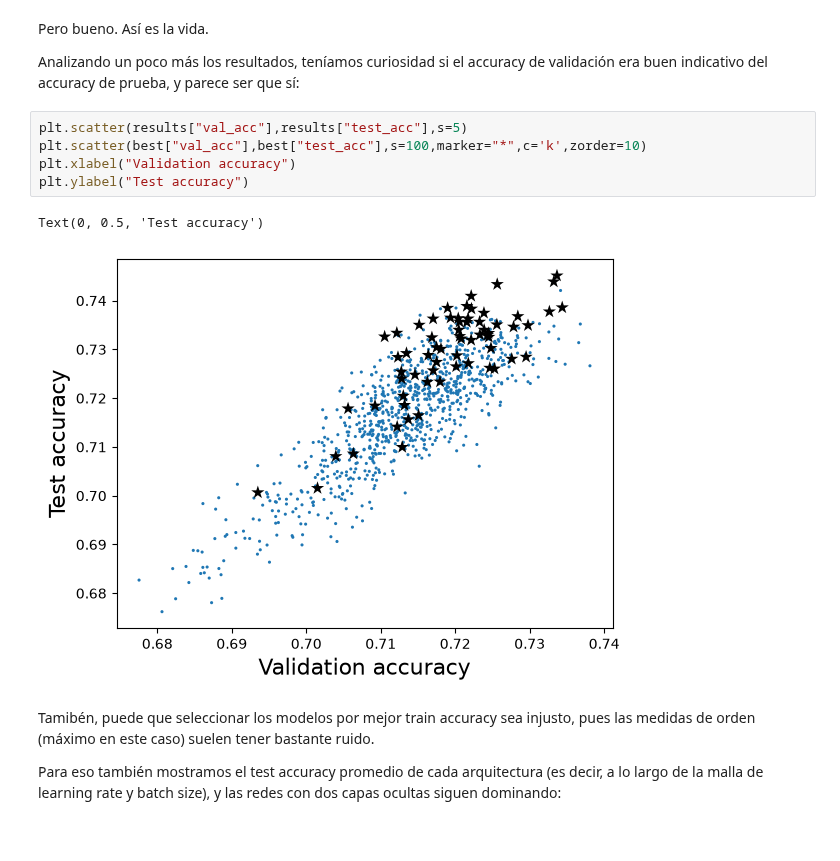
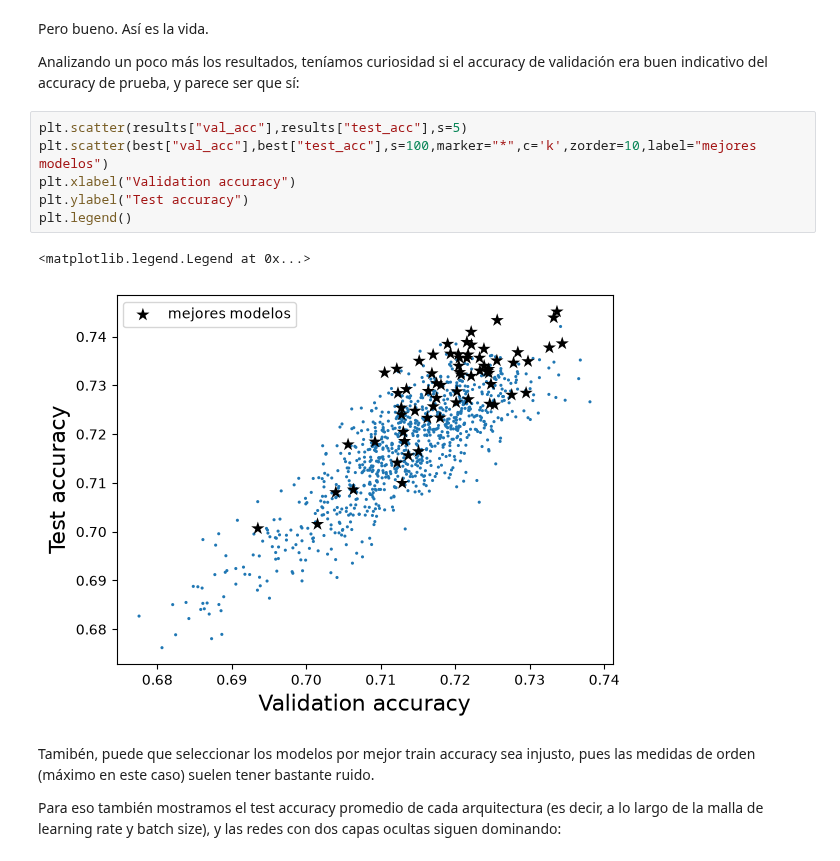
Before and after one commit to s-henao-castellanos/ML-2026, a Jupyter notebook: mlp_classifiers/torch_T2.ipynb, the cells around one changed output. Cells and saved outputs as stored; diff of their text form.

```diff
--- a/mlp_classifiers/torch_T2.ipynb
+++ b/mlp_classifiers/torch_T2.ipynb
@@ -672,12 +687,13 @@ Pero bueno. Así es la vida.
 Analizando un poco más los resultados, teníamos curiosidad si el accuracy de validación era buen indicativo del accuracy de prueba, y parece ser que sí:
 # %%
 plt.scatter(results["val_acc"],results["test_acc"],s=5)
-plt.scatter(best["val_acc"],best["test_acc"],s=100,marker="*",c='k',zorder=10)
+plt.scatter(best["val_acc"],best["test_acc"],s=100,marker="*",c='k',zorder=10,label="mejores modelos")
 plt.xlabel("Validation accuracy")
 plt.ylabel("Test accuracy")
+plt.legend()
 # %% [output]
-Text(0, 0.5, 'Test accuracy')
+<matplotlib.legend.Legend at 0x...>
-[figure, old version]
+[figure, new version]
 # %% [markdown]
 Tamibén, puede que seleccionar los modelos por mejor train accuracy sea injusto, pues las medidas de orden (máximo en este caso) suelen tener bastante ruido.
 
```
Also changed, not shown: parts of 27 cells of this notebook, 2 other files.
